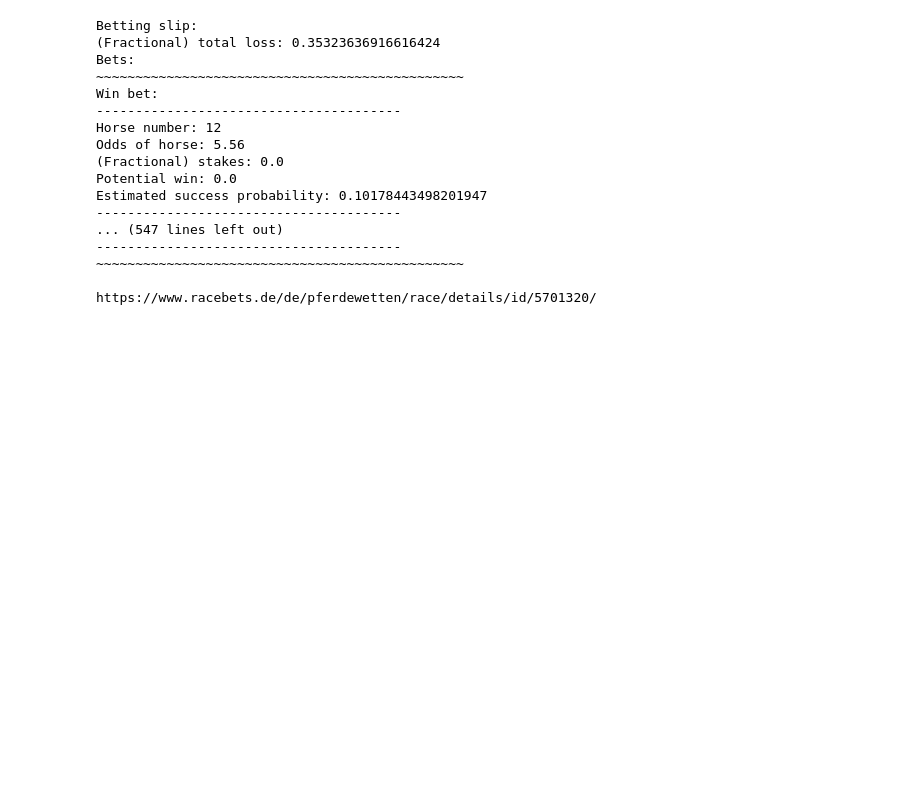
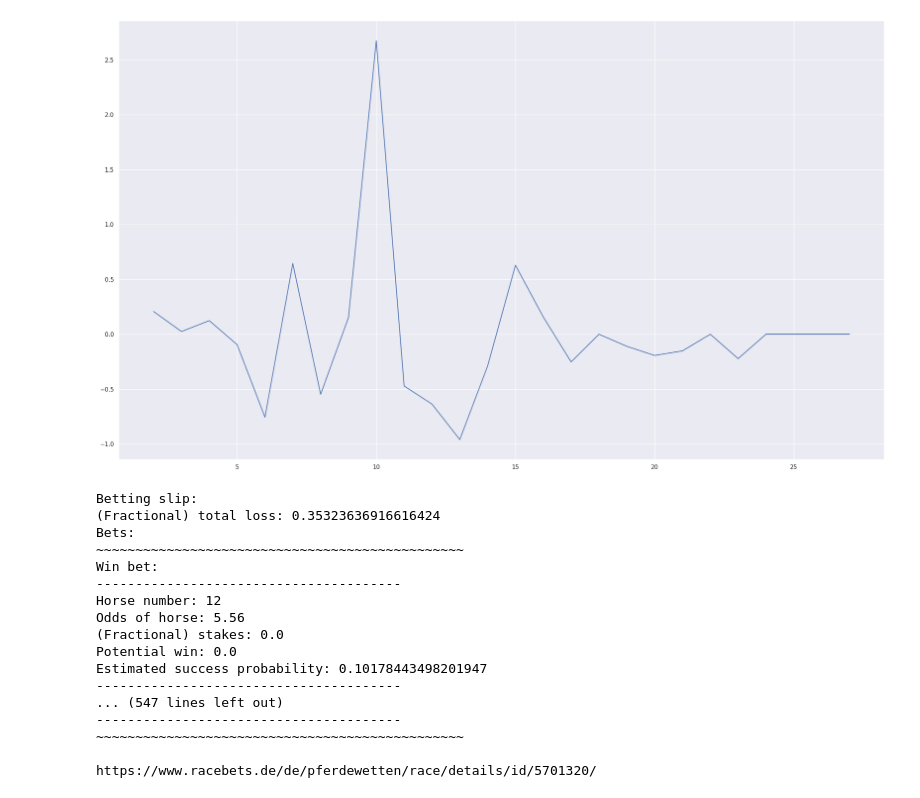
Before and after one commit to Dateb/WageringSystem, a Jupyter notebook: notebooks/Results Plotting.ipynb, the cells around one changed output. Saved outputs shown, nothing was run; the diff lists cells and outputs as text; code cells hidden in the pictures; blank space fills up the shorter version.

```diff
--- a/notebooks/Results Plotting.ipynb
+++ b/notebooks/Results Plotting.ipynb
@@ -119,3 +128,7 @@ low count: 54
+# %%
+ax2 = sns.lineplot(data=payout_n_horses_dist)
+# %% [output]
+[figure, added]
 # %%
 sorted_betting_slips = sorted(fund_history_summary.betting_slips.values(), key=lambda x: x.payout_percentage, reverse=True)
 
```
Also changed, not shown: parts of 2 cells of this notebook, 4 other files.
